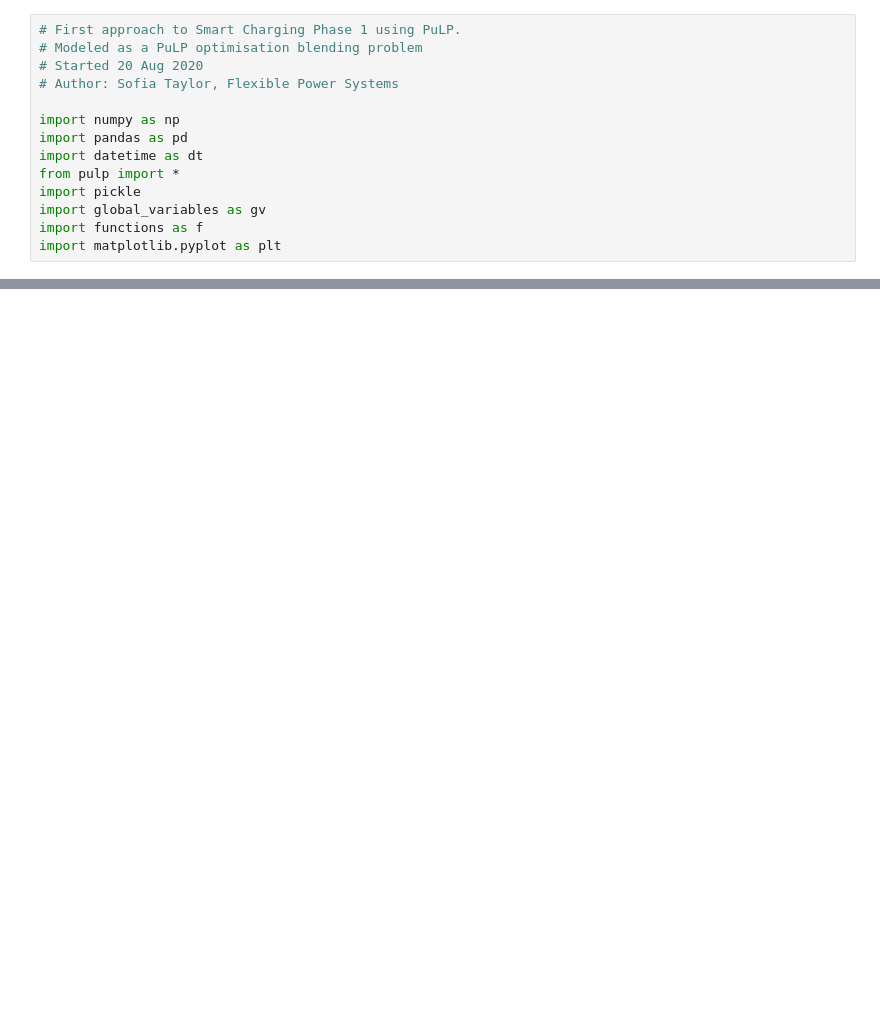
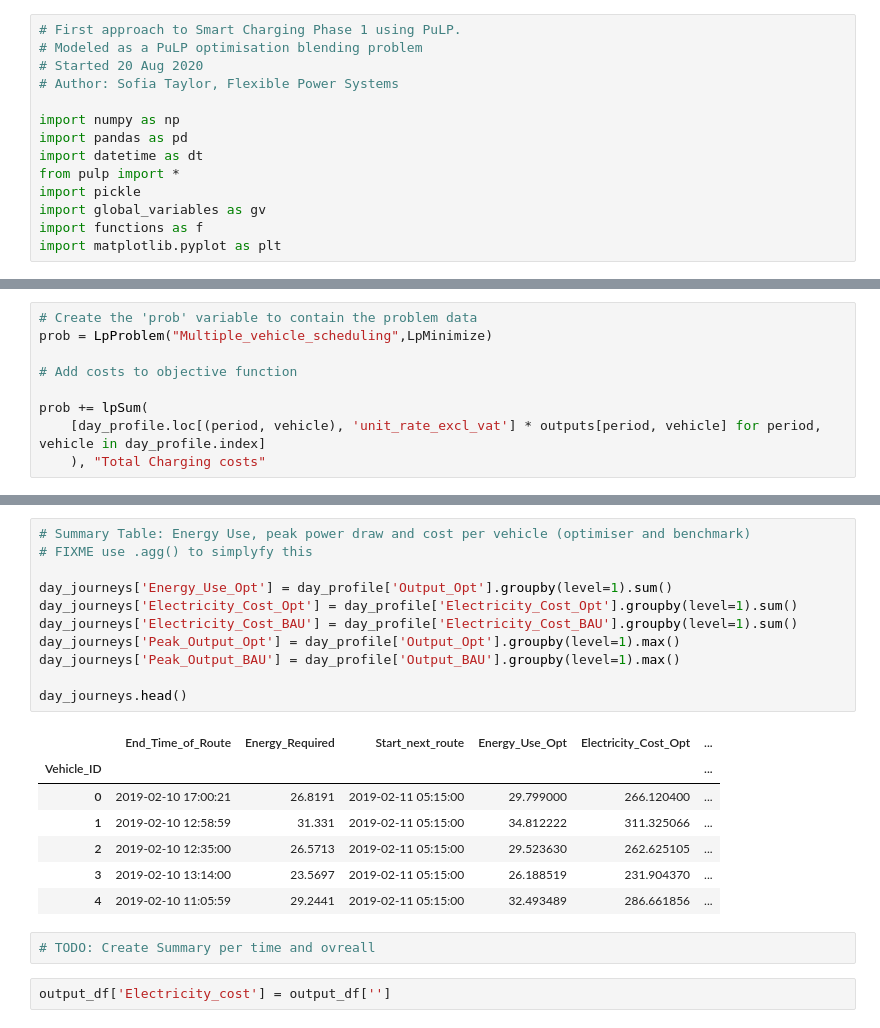
Before and after one commit to SGKFPS/smart_charger, a Jupyter notebook: PuLP-P1.ipynb, the cells around one changed output, grey strips where cells are left out. Saved outputs shown, nothing was run; the diff lists cells and outputs as text; blank space fills up the shorter version.

```diff
--- a/PuLP-P1.ipynb
+++ b/PuLP-P1.ipynb
@@ -114,0 +52,9 @@ prob += lpSum([power_vars[i] for i in time_periods]) == required_charge, "Requir
+# %%
+# Create the 'prob' variable to contain the problem data
+prob = LpProblem("Multiple_vehicle_scheduling",LpMinimize)
+
+# Add costs to objective function
+
+prob += lpSum(
+    [day_profile.loc[(period, vehicle), 'unit_rate_excl_vat'] * outputs[period, vehicle] for period, vehicle in day_profile.index]
+    ), "Total Charging costs"
@@ -200,0 +186,23 @@ array([False, False, False, ..., False, False, False])
+# %%
+# Summary Table: Energy Use, peak power draw and cost per vehicle (optimiser and benchmark)
+# FIXME use .agg() to simplyfy this
+
+day_journeys['Energy_Use_Opt'] = day_profile['Output_Opt'].groupby(level=1).sum()
+day_journeys['Electricity_Cost_Opt'] = day_profile['Electricity_Cost_Opt'].groupby(level=1).sum()
+day_journeys['Electricity_Cost_BAU'] = day_profile['Electricity_Cost_BAU'].groupby(level=1).sum()
+day_journeys['Peak_Output_Opt'] = day_profile['Output_Opt'].groupby(level=1).max()
+day_journeys['Peak_Output_BAU'] = day_profile['Output_BAU'].groupby(level=1).max()
+
+day_journeys.head()
+# %% [output]
+|  | End_Time_of_Route | Energy_Required | Start_next_route | Energy_Use_Opt | Electricity_Cost_Opt | ... |
+| Vehicle_ID |  |  |  |  |  | ... |
+| 0 | 2019-02-10 17:00:21 | 26.8191 | 2019-02-11 05:15:00 | 29.799000 | 266.120400 | ... |
+| 1 | 2019-02-10 12:58:59 | 31.331 | 2019-02-11 05:15:00 | 34.812222 | 311.325066 | ... |
+| 2 | 2019-02-10 12:35:00 | 26.5713 | 2019-02-11 05:15:00 | 29.523630 | 262.625105 | ... |
+| 3 | 2019-02-10 13:14:00 | 23.5697 | 2019-02-11 05:15:00 | 26.188519 | 231.904370 | ... |
+| 4 | 2019-02-10 11:05:59 | 29.2441 | 2019-02-11 05:15:00 | 32.493489 | 286.661856 | ... |
+# %%
+# TODO: Create Summary per time and ovreall
+# %%
+output_df['Electricity_cost'] = output_df['']
```
Also changed, not shown: parts of 23 cells of this notebook, 15 other files.
